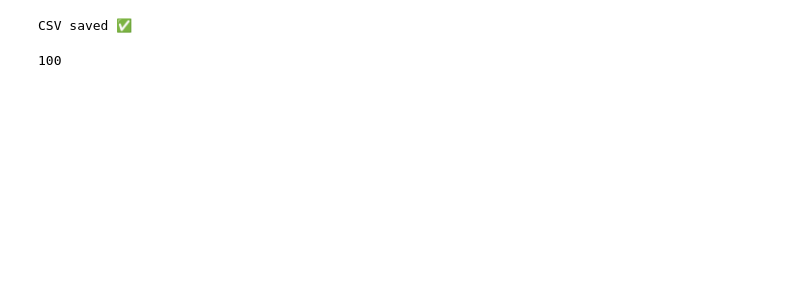
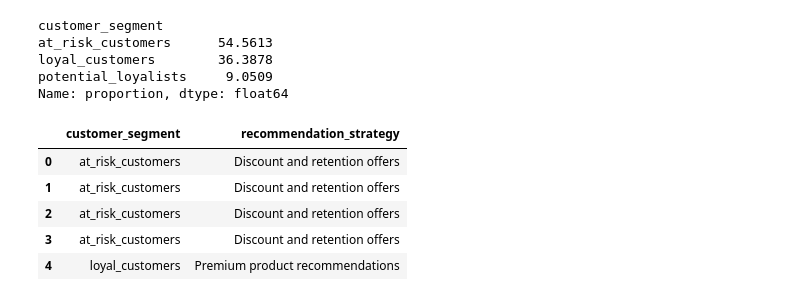
Before and after one commit to nandinisaitangella-tech/ecommerce_recommendation_project, a Jupyter notebook: notebooks/step3_segmentation_recommendation.ipynb, the cells around one changed output. Cells and saved outputs as stored; diff of their text form; code cells hidden in the pictures; blank space fills up the shorter version.

```diff
--- a/notebooks/step3_segmentation_recommendation.ipynb
+++ b/notebooks/step3_segmentation_recommendation.ipynb
@@ -49,11 +51,24 @@ Name: count, dtype: int64
 # %%
 import numpy as np
 # %%
-median_value = df["impulse_buying_score"].median()
 
-df["recommended_category"] = np.where(
-    df["impulse_buying_score"] > median_value,
-    "electronics",
-    "home_appliances"
-)
+impulse_median = df["impulse_buying_score"].median()
+
+conditions = [
+
+    (df["impulse_buying_score"] > impulse_median *1.2),
+
+
+    (df["impulse_buying_score"] > impulse_median),
+
+
+    (df["impulse_buying_score"] <= impulse_median)
+]
+
+choices = [
+    "loyal_customers",
+    "potential_loyalists",
+    "at_risk_customers"
+]
+df["customer_segment"] = np.select(conditions, choices,default="general_customers")
 # %%
@@ -68,20 +82,26 @@ df[["impulse_buying_score", "recommended_category"]].head()
+# %%
+df["customer_segment"].value_counts(normalize=True) * 100
+# %% [output]
+customer_segment
+at_risk_customers      54.5613
+loyal_customers        36.3878
+potential_loyalists     9.0509
+Name: proportion, dtype: float64
 # %%
-output_path = "../data/customer_behavior_final.csv"
 
-df.to_csv(
-    output_path,
-    index=False
-)
+recommendation_map = {
+    "loyal_customers": "Premium product recommendations",
+    "potential_loyalists": "Personalized bundle offers",
+    "at_risk_customers": "Discount and retention offers",
+}
 
-print("CSV saved ✅")
+df["recommendation_strategy"] = df["customer_segment"].map(recommendation_map)
-# %% [output]
-CSV saved ✅
-# %%
-df.head(10000).to_sql(
-    "customer_behavior_final",
-    engine,
-    if_exists="replace",
-    index=False
-)
-# %% [output]
-100
+# %%
+df[["customer_segment", "recommendation_strategy"]].head()
+# %% [output]
+|  | customer_segment | recommendation_strategy |
+| 0 | at_risk_customers | Discount and retention offers |
+| 1 | at_risk_customers | Discount and retention offers |
+| 2 | at_risk_customers | Discount and retention offers |
+| 3 | at_risk_customers | Discount and retention offers |
+| 4 | loyal_customers | Premium product recommendations |
```
Also changed, not shown: parts of 14 cells of this notebook, 10 other files.
